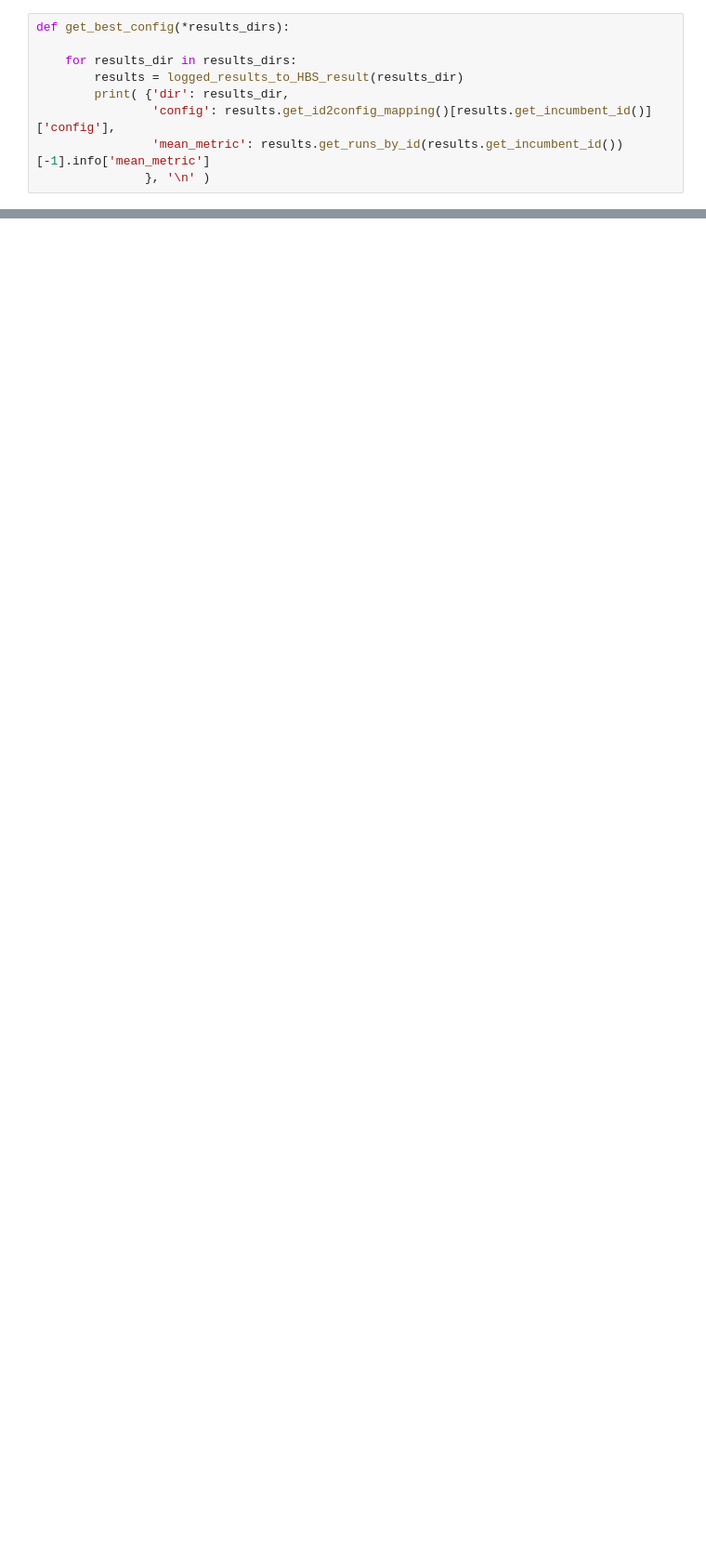
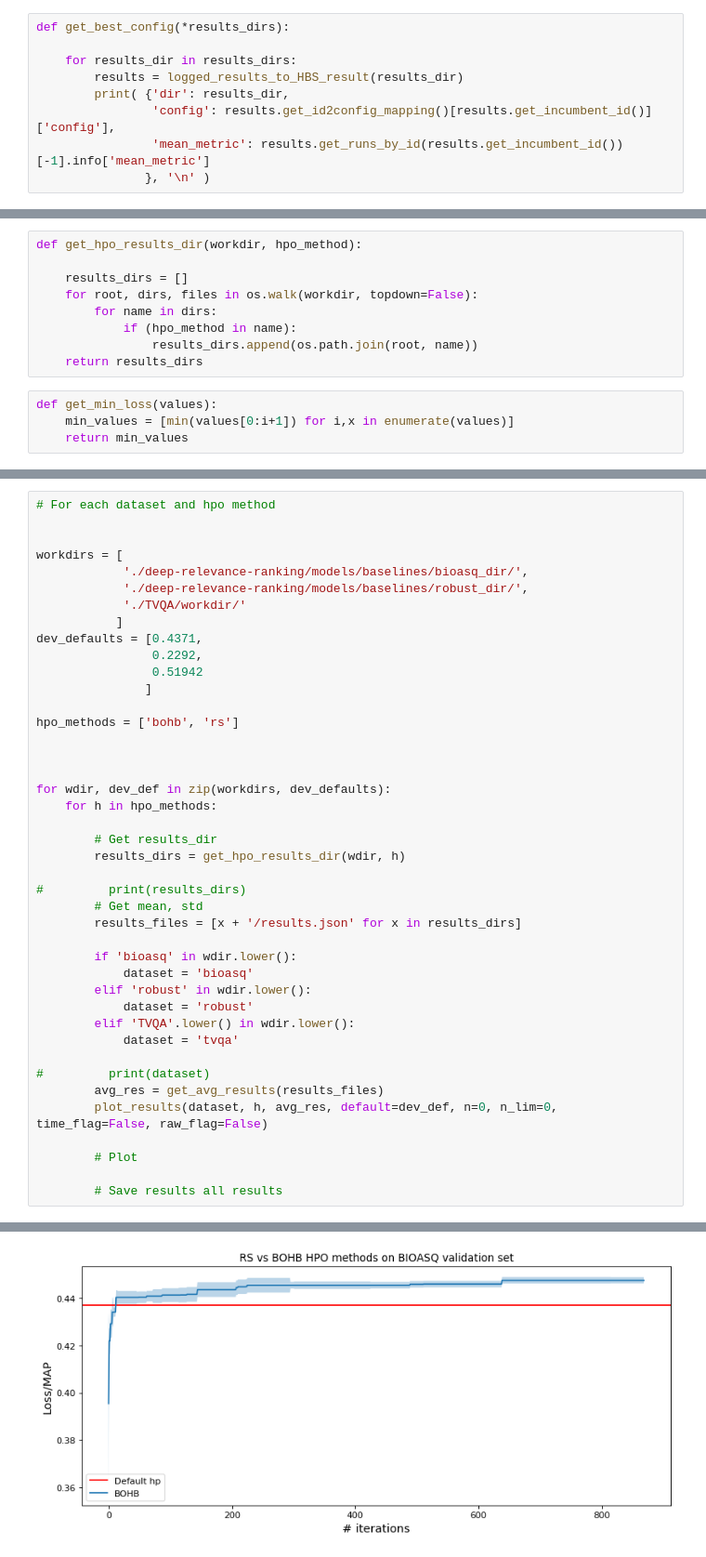
Before and after one commit to fj-morales/deep-relevance-ranking, a Jupyter notebook: models/baselines/HPO_analysis_intermediate.ipynb, the cells around one changed output, grey strips where cells are left out. Shown: that part at 93% size. Saved outputs shown, nothing was run; the diff lists cells and outputs as text; blank space fills up the shorter version.

```diff
--- a/models/baselines/HPO_analysis_intermediate.ipynb
+++ b/models/baselines/HPO_analysis_intermediate.ipynb
@@ -150,0 +181,13 @@ get_best_config(bio_bohb_dir, bio_rs_dir, rob_bohb_dir, rob_rs_dir)
+# %%
+def get_hpo_results_dir(workdir, hpo_method):
+
+    results_dirs = []
+    for root, dirs, files in os.walk(workdir, topdown=False):
+        for name in dirs:
+            if (hpo_method in name):
+                results_dirs.append(os.path.join(root, name))
+    return results_dirs
+# %%
+def get_min_loss(values):
+    min_values = [min(values[0:i+1]) for i,x in enumerate(values)]
+    return min_values
@@ -150,0 +239,43 @@ get_best_config(bio_bohb_dir, bio_rs_dir, rob_bohb_dir, rob_rs_dir)
+# %%
+# For each dataset and hpo method
+
+
+workdirs = [
+            './deep-relevance-ranking/models/baselines/bioasq_dir/',
+            './deep-relevance-ranking/models/baselines/robust_dir/',
+            './TVQA/workdir/'
+           ]
+dev_defaults = [0.4371,
+                0.2292,
+                0.51942
+               ]
+
+hpo_methods = ['bohb', 'rs']
+
+
+
+for wdir, dev_def in zip(workdirs, dev_defaults):
+    for h in hpo_methods:
+
+        # Get results_dir
+        results_dirs = get_hpo_results_dir(wdir, h)
+
+#         print(results_dirs)
+        # Get mean, std
+        results_files = [x + '/results.json' for x in results_dirs]
+
+        if 'bioasq' in wdir.lower():
+            dataset = 'bioasq'
+        elif 'robust' in wdir.lower():
+            dataset = 'robust'
+        elif 'TVQA'.lower() in wdir.lower():
+            dataset = 'tvqa'
+
+#         print(dataset)
+        avg_res = get_avg_results(results_files)
+        plot_results(dataset, h, avg_res, default=dev_def, n=0, n_lim=0, time_flag=False, raw_flag=False)
+
+        # Plot
+
+        # Save results all results
+# %% [output]
@@ -150,0 +296 @@ get_best_config(bio_bohb_dir, bio_rs_dir, rob_bohb_dir, rob_rs_dir)
+[figure, added]
```
Also changed, not shown: parts of 22 cells of this notebook, 2 other files.
